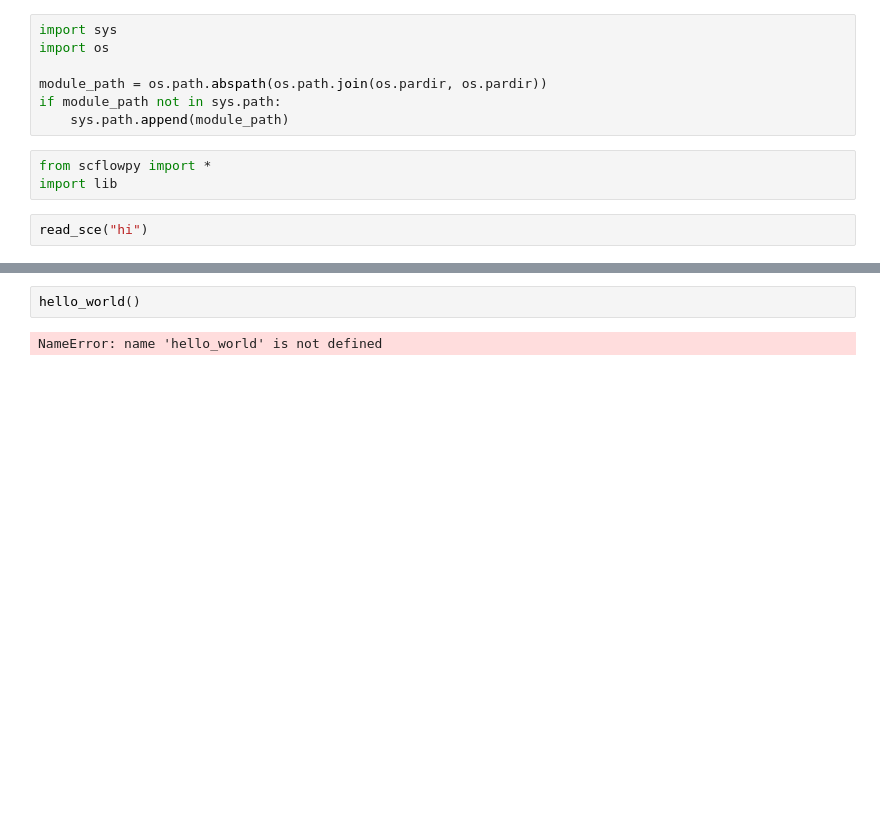
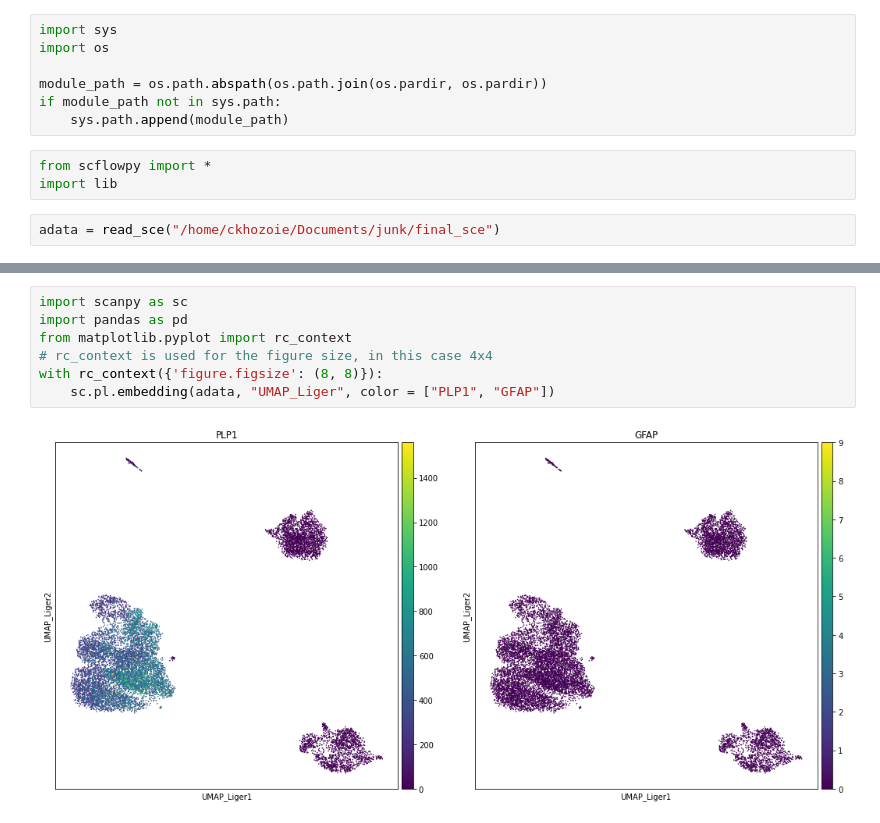
Before and after one commit to combiz/scflowpy, a Jupyter notebook: notebooks/Untitled.ipynb, the cells around one changed output, grey strips where cells are left out. Cells and saved outputs as stored; diff of their text form; blank space fills up the shorter version.

Commit message:
read_sce working initial version

```diff
--- a/notebooks/Untitled.ipynb
+++ b/notebooks/Untitled.ipynb
@@ -17,5 +9,5 @@ if module_path not in sys.path:
 from scflowpy import *
 import lib
 # %%
-read_sce("hi")
+adata = read_sce("/home/ckhozoie/Documents/junk/final_sce")
 # %% [output]
@@ -63,4 +58,9 @@ FILE
 # %%
-hello_world()
+import scanpy as sc
+import pandas as pd
+from matplotlib.pyplot import rc_context
+# rc_context is used for the figure size, in this case 4x4
+with rc_context({'figure.figsize': (8, 8)}):
+    sc.pl.embedding(adata, "UMAP_Liger", color = ["PLP1", "GFAP"])
 # %% [output]
-NameError: name 'hello_world' is not defined
+[figure, added]
```
Also changed, not shown: parts of 10 cells of this notebook, 4 other files.
